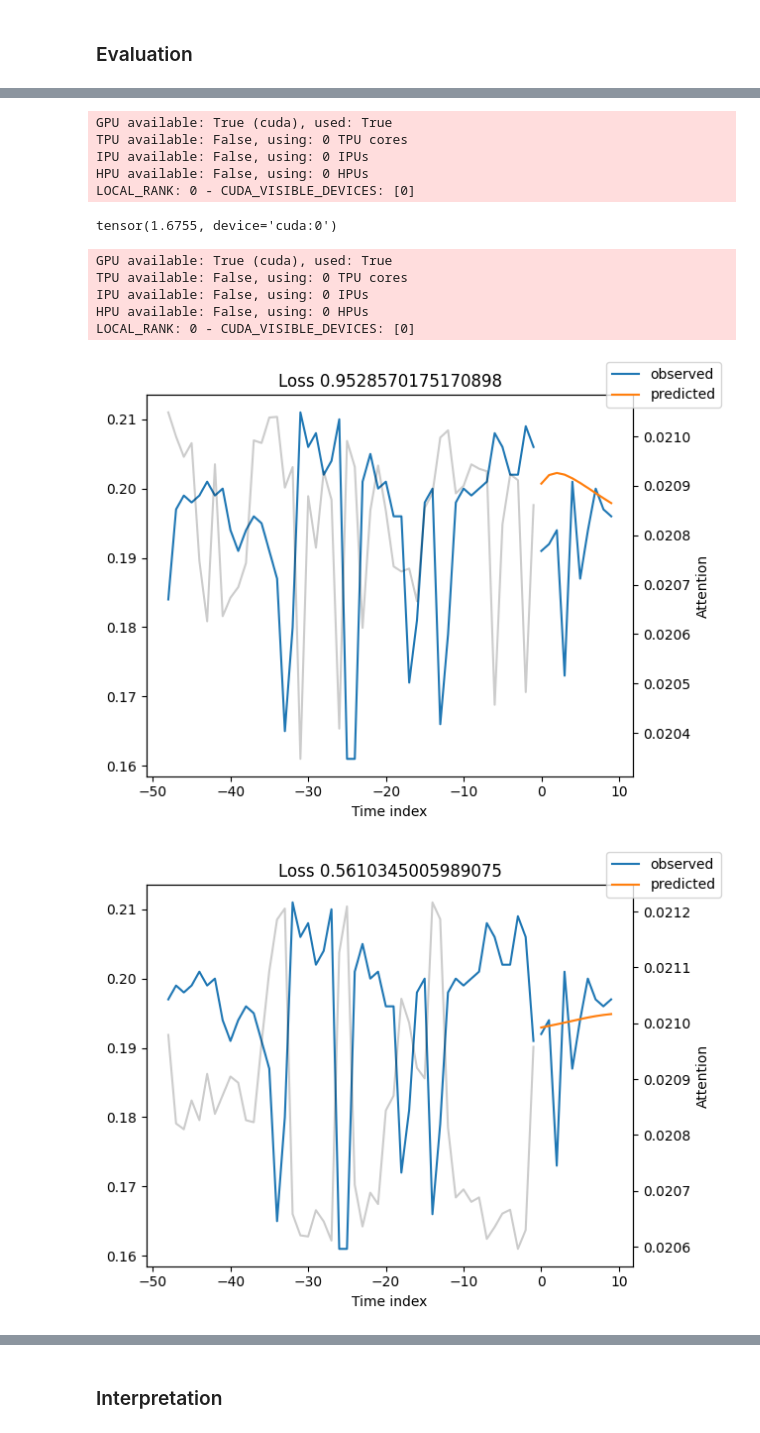
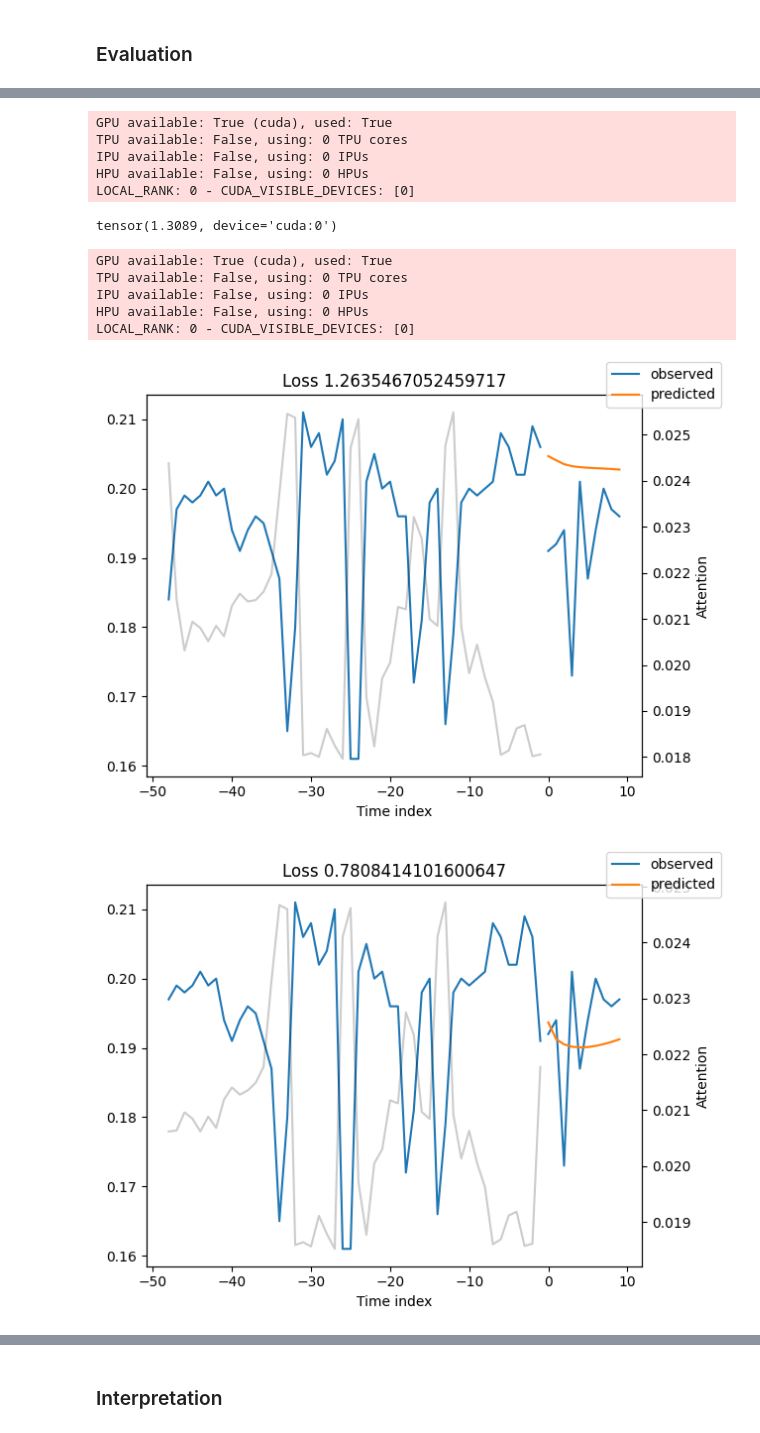
Before and after one commit to calgo-lab/RIWWER_TimeSeries, a Jupyter notebook: torch_forecasting/TFT_Vierlinden_Train.ipynb, the cells around one changed output, grey strips where cells are left out. Cells and saved outputs as stored; diff of their text form; code cells hidden in the pictures.

Commit message:
Same datasets saved for NHits and TFT. Managed to simulate some simple sensor failures for TFT.

```diff
--- a/torch_forecasting/TFT_Vierlinden_Train.ipynb
+++ b/torch_forecasting/TFT_Vierlinden_Train.ipynb
@@ -85,11 +85,14 @@ training = TimeSeriesDataSet(
     min_prediction_length=max_prediction_length,
     allow_missing_timesteps=True
 )
+validation = TimeSeriesDataSet.from_dataset(training, data, min_prediction_idx=training_cutoff + 1)
 
-validation = TimeSeriesDataSet.from_dataset(training, data, min_prediction_idx=training_cutoff + 1)
+training   = training.load('./RIWWER/Vierlinden/train_set_with_timeidx')
+validation = validation.load('./RIWWER/Vierlinden/val_set_with_timeidx')
+
 batch_size = 32
 train_dataloader = training.to_dataloader(train=True, batch_size=batch_size, num_workers=18)
-val_dataloader = validation.to_dataloader(train=False, batch_size=batch_size, num_workers=18)
+val_dataloader   = validation.to_dataloader(train=False, batch_size=batch_size, num_workers=18)
 # %% [markdown]
 ### Training
 # %%
@@ -110,7 +113,7 @@ drop = study.best_trial.params['dropout']
 early_stop = EarlyStopping(monitor="val_loss", min_delta=1e-4, patience=10, verbose=True, mode="min")
 lr_sched = StochasticWeightAveraging(swa_lrs=lr, swa_epoch_start=5, device=torch.device('cuda:0'))
 lr_logger = LearningRateMonitor(logging_interval='step')  # log the learning rate ('step' or 'epoch')
-logger = TensorBoardLogger("./RIWWER/torch_forecasting/model_checkpoints/TFT_Vierlinden")  # logging results to a tensorboard
+logger = TensorBoardLogger("./RIWWER/torch_forecasting/model_checkpoints/TFT_Vierlinden_saved_datasets")  # logging results to a tensorboard
 # at this path, a folder with the name lightning_logs is searched for; if not found, it is created
 
 trainer = pl.Trainer(
@@ -143,7 +146,7 @@ trainer.fit(
     net,
     train_dataloaders=train_dataloader,
     val_dataloaders=val_dataloader,
-    #ckpt_path="./RIWWER/torch_forecasting/model_checkpoints/TFT_Vierlinden/lightning_logs/version_0/checkpoints/epoch=15-step=2400.ckpt"
+    ckpt_path="./RIWWER/torch_forecasting/model_checkpoints/TFT_Vierlinden_saved_datasets/lightning_logs/version_5/checkpoints/epoch=16-step=2550.ckpt"
 )
 # %% [output]
 GPU available: True (cuda), used: True
@@ -313,7 +252,7 @@ best_model = TemporalFusionTransformer.load_from_checkpoint(best_model_path)
 # %%
 actuals = torch.cat([y[0] for x, y in iter(val_dataloader)]).to(torch.device('cuda:0')) # actuals were on CPU per default
 predictions = best_model.predict(val_dataloader,
-                                 trainer_kwargs=dict(default_root_dir="./RIWWER/torch_forecasting/model_checkpoints/TFT_Vierlinden"))
+                                 trainer_kwargs=dict(default_root_dir="./RIWWER/torch_forecasting/model_checkpoints/TFT_Vierlinden_saved_datasets"))
 (actuals - predictions).abs().mean()
 # %% [output]
 GPU available: True (cuda), used: True
@@ -321,20 +260,20 @@ TPU available: False, using: 0 TPU cores
 IPU available: False, using: 0 IPUs
 HPU available: False, using: 0 HPUs
 LOCAL_RANK: 0 - CUDA_VISIBLE_DEVICES: [0]
-tensor(1.6755, device='cuda:0')
+tensor(1.3089, device='cuda:0')
 # %%
 # Some random samples from the val. set
 raw_predictions = best_model.predict(val_dataloader, mode="raw",
                                      return_x=True,
-                                     trainer_kwargs=dict(default_root_dir="./RIWWER/torch_forecasting/model_checkpoints/TFT_Vierlinden"))
+                                     trainer_kwargs=dict(default_root_dir="./RIWWER/torch_forecasting/model_checkpoints/TFT_Vierlinden_saved_datasets"))
 for idx in range(20, 30):
     best_model.plot_prediction(raw_predictions.x, raw_predictions.output,
                                idx=idx, add_loss_to_title=True)
 # %% [output]
 GPU available: True (cuda), used: True
 TPU available: False, using: 0 TPU cores
 IPU available: False, using: 0 IPUs
 HPU available: False, using: 0 HPUs
 LOCAL_RANK: 0 - CUDA_VISIBLE_DEVICES: [0]
-[figure, old version]
+[figure, new version]
-[figure, old version]
+[figure, new version]
```
Also changed, not shown: parts of 15 cells of this notebook, 7 other files.
